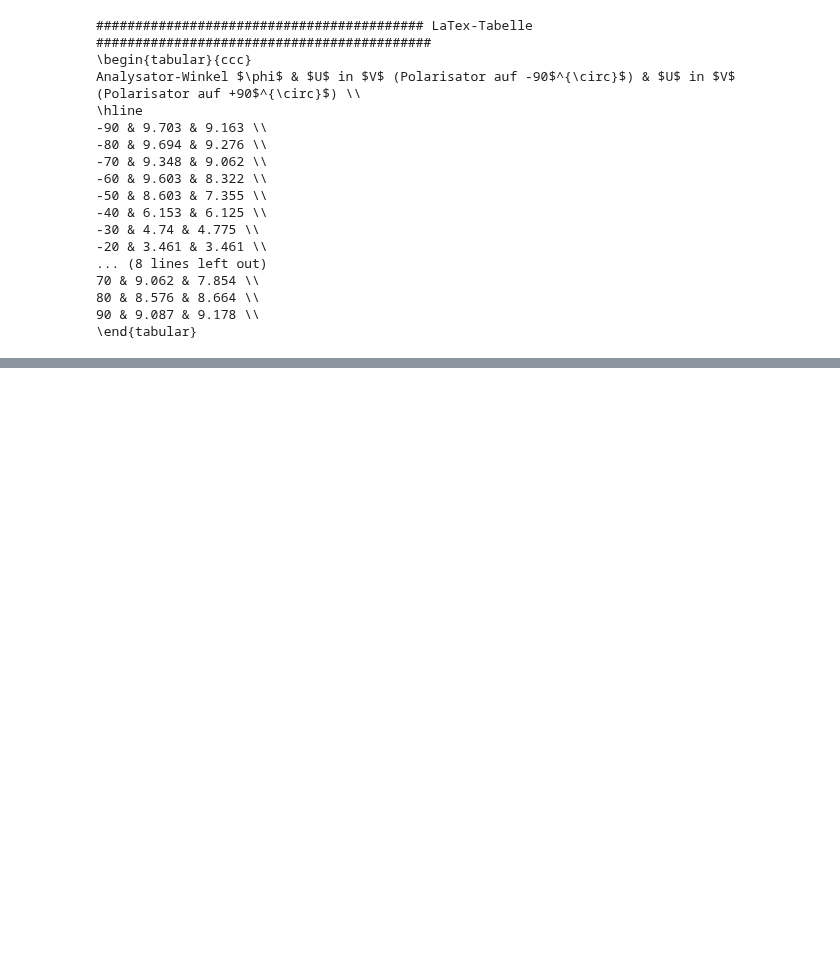
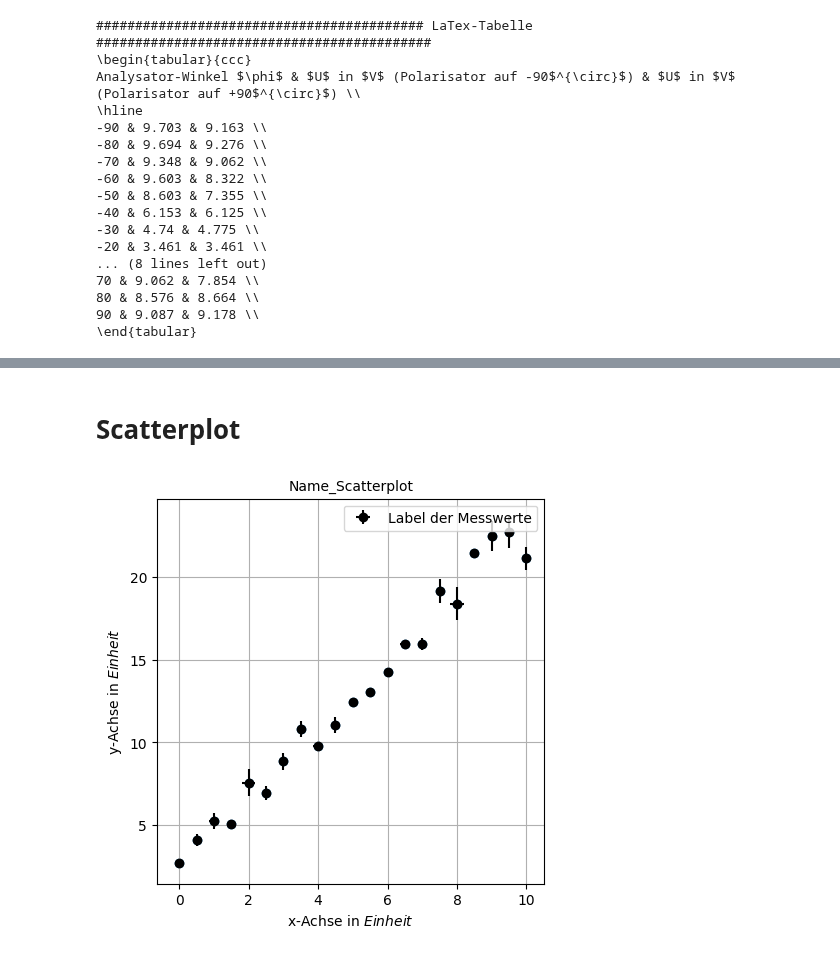
Before and after one commit to Adrian-Scholand/P2-Pysik-Praktikum-Uni-Bonn, a Jupyter notebook: New_Experiment.ipynb, the cells around one changed output, grey strips where cells are left out. Saved outputs shown, nothing was run; the diff lists cells and outputs as text; code cells hidden in the pictures; blank space fills up the shorter version.

```diff
--- a/New_Experiment.ipynb
+++ b/New_Experiment.ipynb
@@ -169,0 +146,53 @@ plt.savefig(f'{name+".jpg"}', dpi = 300) #Plot als jpg-Datei abspeichern
+# %% [markdown]
+# Scatterplot
+# %%
+######################################## Scatterplot ########################################
+name = "Name_Scatterplot" #set name of the Plot (titel and filename)
+
+#################### Werte festlegen ####################
+Farbe_plot1 = "black"                   #or for rgb-values: (r/255, g/255, b/255) #convert to values between 0 and 1
+label_plot1 = r'Label der Messwerte'    #r'' String to render LaTex-Code
+
+x_1 = x_data
+y_1 = y_data
+x_1_err = x_err
+y_1_err = y_err
+
+#################### set Labels ####################
+xlabel = r'x-Achse in $Einheit$' #label of x-axis
+ylabel = r'y-Achse in $Einheit$' #label of y-axis
+
+######################################## actual Plot ########################################
+#from kafe2 import XYContainer, Fit, Plot
+#import matplotlib.pyplot as plt
+#import numpy as np
+
+#################### set font sizes ####################
+plt.rc ('font', size = 10)              #sets standard font size
+plt.rc ('axes', titlesize = 10)         #font size of titel
+plt.rc ('axes', labelsize = 10)         #font size of axis labels
+plt.rc ('xtick', labelsize = 10)        #font size of x-axis ticks
+plt.rc ('ytick', labelsize = 10)        #font size of y-axis ticks
+plt.rc ('legend', fontsize = 10)        #font size of legend
+
+plt.figure(figsize = (5,5))             #size and aspectratio of picture
+plt.xlabel(xlabel)                      #x-axis label
+plt.ylabel(ylabel)                      #y-axis label
+plt.title(name)                         #sets titel of the plot
+
+#################### actual plot ####################
+
+plt.scatter(x_1,y_1)                                    #datapoints #can be ignored if errorbars are plotted instead
+plt.errorbar(x_1, y_1, xerr = x_1_err, yerr = y_1_err,  #errorbars
+             fmt = "o",                                 #symbol of the marker: point = "." , circle = "o" cross = "x"
+             color = Farbe_plot1,                       #color: red = "r" , black = "black" , for rgb-values: (r/255, g/255, b/255)
+             label = label_plot1)                       #label is set in a string in a variable above
+
+plt.grid()                                              #grid
+plt.legend()                                            #Legend
+
+#plt.tick_params(axis = "x", labelrotation = 30)        #rotate axis-ticks by 30°
+plt.show                                                #show Plot
+plt.savefig(f'{name+".jpg"}', dpi = 300)                #save Plot as jpg-file
+# %% [output]
+[figure, added]
```
Also changed, not shown: parts of 18 cells of this notebook, 7 other files.
